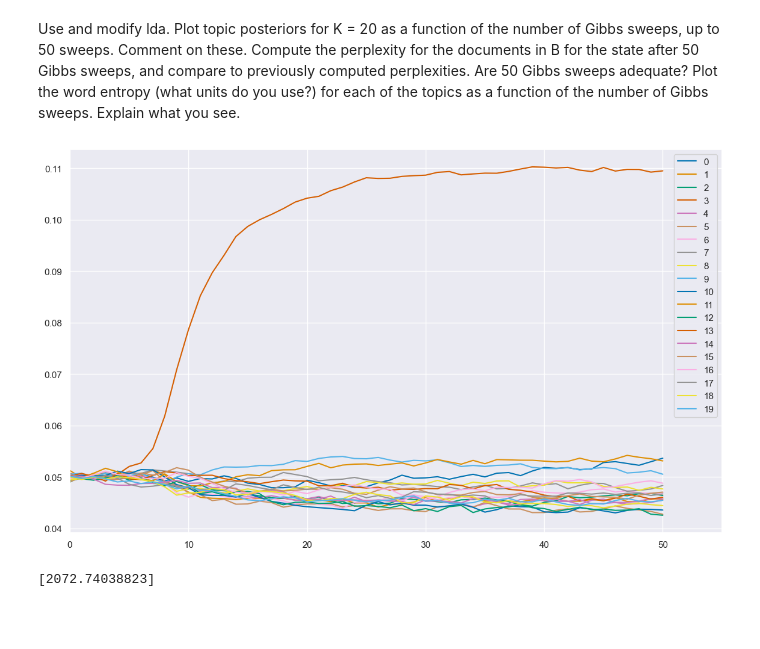
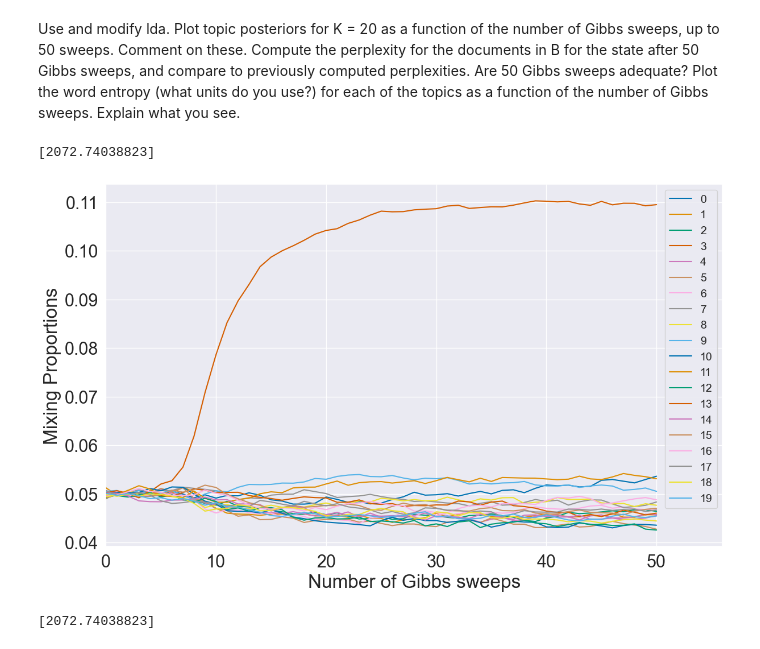
Before and after one commit to ofs416/Probabilistic_Machine_Learning, a Jupyter notebook: Coursework3/coursework3.ipynb, the cells around one changed output. Saved outputs shown, nothing was run; the diff lists cells and outputs as text; code cells hidden in the pictures; blank space fills up the shorter version.

```diff
--- a/Coursework3/coursework3.ipynb
+++ b/Coursework3/coursework3.ipynb
@@ -9,7 +9,8 @@ from bmm import BMM
 from lda import LDA
 
 import seaborn as sns
-sns.set(rc={'figure.figsize':(14,8.27)})
+sns.set(rc={'figure.figsize':(14,8.27)}, font_scale=2)
+plt.rcParams.update({'font.size': 30})
 sns.set_palette('colorblind')
 # %%
 np.random.seed(1)
@@ -245,15 +236,23 @@ alpha = 10  # parameter of the Dirichlet over mixture components
 gamma = .1  # parameter of the Dirichlet over words
 np.random.seed(42)
 perplexity, swk, sk_evolution, entropy_evolution = LDA(A, B, K, alpha, gamma)
+# %%
+print(perplexity)
+# %% [output]
+[2072.74038823]
 # %%
 sk_evolution_mixture = sk_evolution / np.sum(sk_evolution[0, :])
 # %%
 plt.plot(sk_evolution_mixture, label=np.arange(20))
-plt.legend()
-plt.xlim(0, iterations + 5)
+plt.legend(prop={'size': 14})
+plt.ylabel('Mixing Proportions')
+plt.xlabel('Number of Gibbs sweeps')
+plt.savefig('Figures/Exe_mix_evol.png', format="png", dpi=800, bbox_inches="tight")
+plt.xlim(0, 56)
 plt.show()
+plt.close()
 # %% [output]
-[figure, old version]
+[figure, new version]
 # %%
 print(perplexity)
 # %% [output]
```
Also changed, not shown: parts of 14 cells of this notebook, 9 other files.
